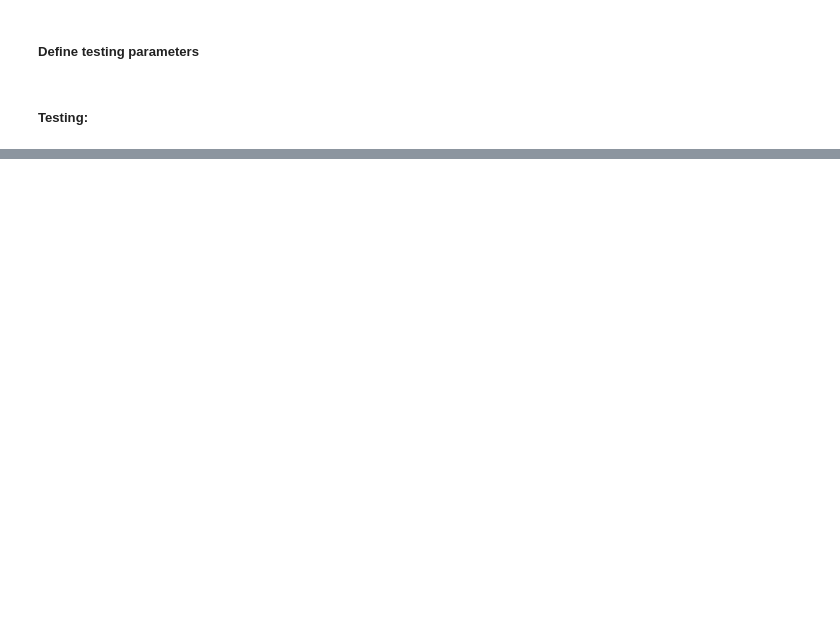
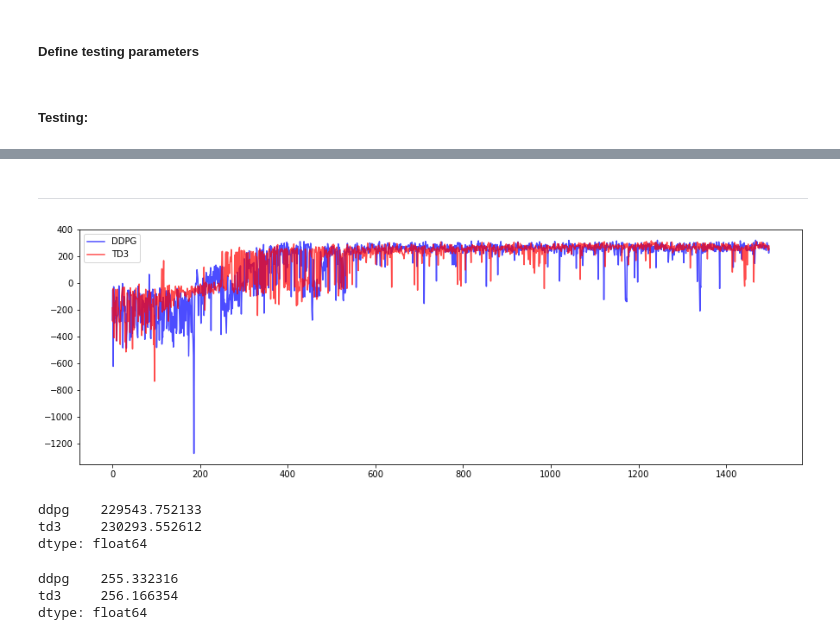
Before and after one commit to willarliss/LunarLander, a Jupyter notebook: demo_lunar_lander.ipynb, the cells around one changed output, grey strips where cells are left out. Cells and saved outputs as stored; diff of their text form; code cells hidden in the pictures; blank space fills up the shorter version.

```diff
--- a/demo_lunar_lander.ipynb
+++ b/demo_lunar_lander.ipynb
@@ -114,0 +136,26 @@ for episode in np.arange(1, episodes):
+# %% [markdown]
+---
+# %%
+df = pd.read_csv('performance.csv')
+# %%
+plt.figure(figsize=(15,5))
+
+plt.plot(df['ddpg'], 'b', label='DDPG', alpha=0.7)
+plt.plot(df['td3'], 'r', label='TD3', alpha=0.7)
+plt.legend()
+
+plt.show()
+# %% [output]
+[figure, added]
+# %%
+df.loc[600:].sum()
+# %% [output]
+ddpg    229543.752133
+td3     230293.552612
+dtype: float64
+# %%
+df.loc[600:].mean()
+# %% [output]
+ddpg    255.332316
+td3     256.166354
+dtype: float64
```
Also changed, not shown: parts of 9 cells of this notebook, 12 other files.
